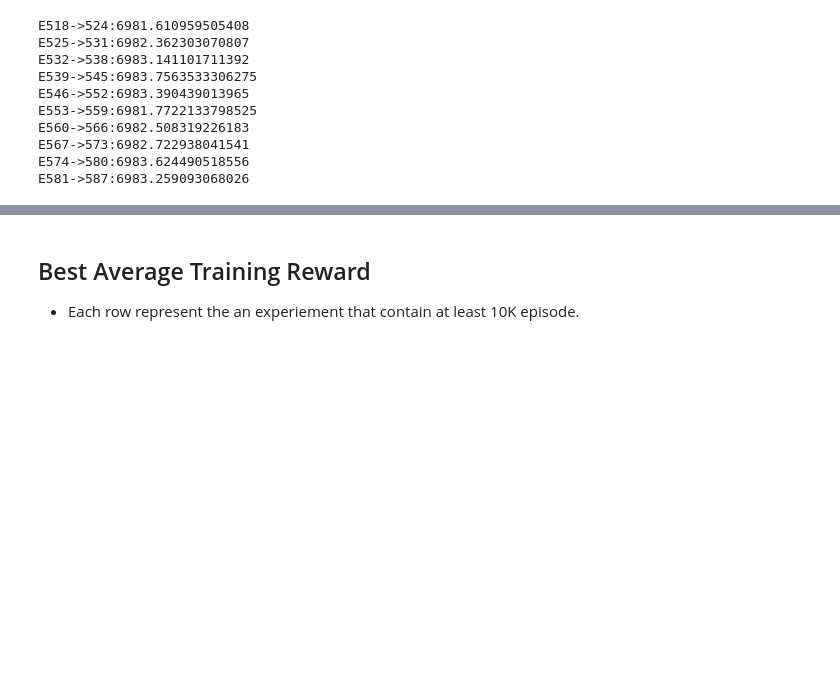
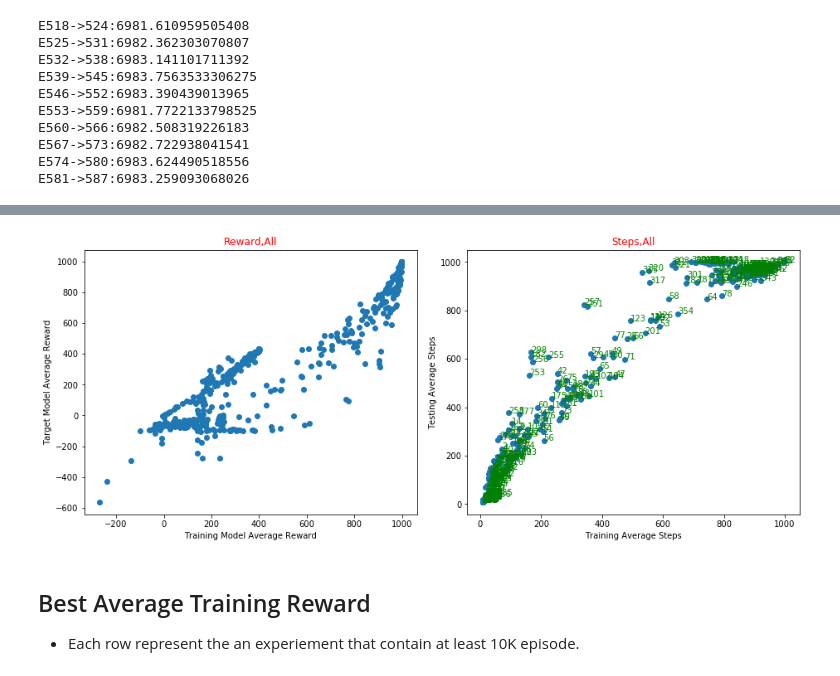
Before and after one commit to aqeel13932/APES_PT, a Jupyter notebook: output/Analysis.ipynb, the cells around one changed output, grey strips where cells are left out. Cells and saved outputs as stored; diff of their text form; code cells hidden in the pictures; blank space fills up the shorter version.

```diff
--- a/output/Analysis.ipynb
+++ b/output/Analysis.ipynb
@@ -120,37 +170,39 @@ experiements.sort_values('tr_AR',ascending=False).head(10)[['experiment','explor
 # %%
 #experiements = experiements[experiements.experiment>425]
 expp=experiements
 plt.figure(figsize=(13,30))
 WantedScopes=[]
 #All Experiments
 WantedScopes.append((expp[['experiment','tr_AR','ts_AR','tr_AS','ts_AS']],'All'))
 
 #Top 10 depending on Average Reward for test
-WantedScopes.append((expp[['experiment','tr_AR','ts_AR','tr_AS','ts_AS']].sort_values('ts_AR',ascending=False).head(10),'For best 10 Testing'))
+#WantedScopes.append((expp[['experiment','tr_AR','ts_AR','tr_AS','ts_AS']].sort_values('ts_AR',ascending=False).head(10),'For best 10 Testing'))
 #Top 10 AR for Training
-WantedScopes.append((expp[['experiment','tr_AR','ts_AR','tr_AS','ts_AS']].sort_values('tr_AR',ascending=False).head(10),'For best 10 Training'))
+#WantedScopes.append((expp[['experiment','tr_AR','ts_AR','tr_AS','ts_AS']].sort_values('tr_AR',ascending=False).head(10),'For best 10 Training'))
 counter=1
 for tt,strng in WantedScopes:
 
-    ax = plt.subplot(6,2,counter)
+    ax = plt.subplot(1,1,counter)
     counter+=1
     ax.scatter(tt.tr_AR,tt.ts_AR)
     ax.set_title('Reward,{}'.format(strng),color='red')
-    ax.set_xlabel('Training Average Reward')
-    ax.set_ylabel('Testing Average Reward')
-    for i in range(tt.shape[0]):
-        ax.annotate(int(tt.iloc[i]['experiment']),(tt.iloc[i]['tr_AR'],tt.iloc[i]['ts_AR']),color='green')
+    ax.set_xlabel('Training Model Average Reward')
+    ax.set_ylabel('Target Model Average Reward')
+    #for i in range(tt.shape[0]):
+    #    ax.annotate(int(tt.iloc[i]['experiment']),(tt.iloc[i]['tr_AR'],tt.iloc[i]['ts_AR']),color='green')
     ax = plt.subplot(6,2,counter)
     for i in range(tt.shape[0]):
         ax.annotate(int(tt.iloc[i]['experiment']),(tt.iloc[i]['tr_AS'],tt.iloc[i]['ts_AS']),color='green')
     ax.scatter(tt.tr_AS,tt.ts_AS)
     ax.set_title('Steps,{}'.format(strng),color='red')
     ax.set_xlabel('Training Average Steps')
     ax.set_ylabel('Testing Average Steps')
 
     counter +=1
 plt.tight_layout()
 plt.show()
+# %% [output]
+[figure, added]
 # %% [markdown]
 ## Best Average Training Reward
 * Each row represent the an experiement that contain at least 10K episode.
```
Also changed, not shown: parts of 21 cells of this notebook, 3 other files.
